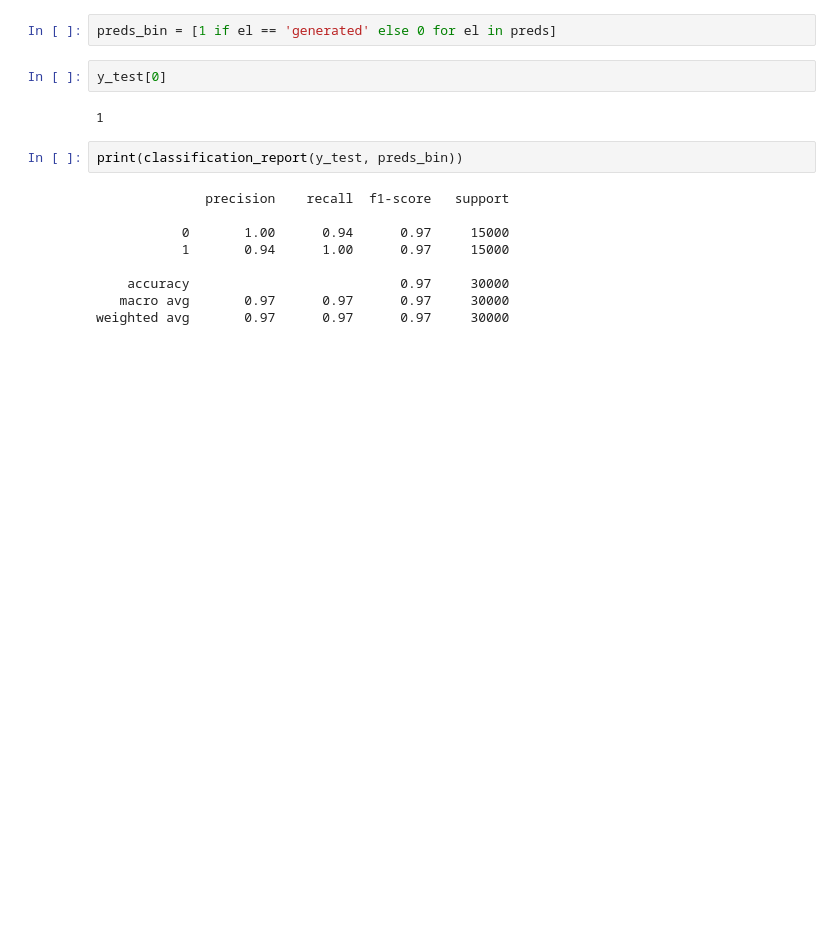
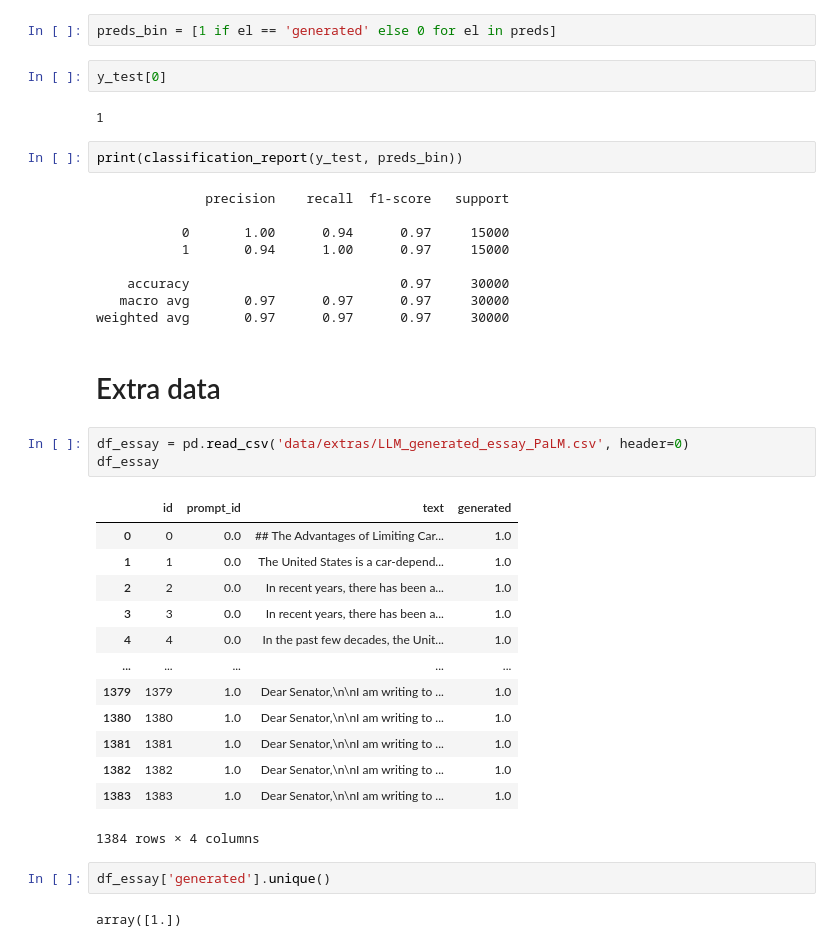
Before and after one commit to mariafain/masters-thesis, a Jupyter notebook: playground.ipynb, the cells around one changed output. Saved outputs shown, nothing was run; the diff lists cells and outputs as text; blank space fills up the shorter version.

```diff
--- a/playground.ipynb
+++ b/playground.ipynb
@@ -559,3 +753,26 @@ print(classification_report(y_test, preds_bin))
     accuracy                           0.97     30000
    macro avg       0.97      0.97      0.97     30000
 weighted avg       0.97      0.97      0.97     30000
+# %% [markdown]
+# Extra data
+# %%
+df_essay = pd.read_csv('data/extras/LLM_generated_essay_PaLM.csv', header=0)
+df_essay
+# %% [output]
+|  | id | prompt_id | text | generated |
+| 0 | 0 | 0.0 | ## The Advantages of Limiting Car... | 1.0 |
+| 1 | 1 | 0.0 | The United States is a car-depend... | 1.0 |
+| 2 | 2 | 0.0 | In recent years, there has been a... | 1.0 |
+| 3 | 3 | 0.0 | In recent years, there has been a... | 1.0 |
+| 4 | 4 | 0.0 | In the past few decades, the Unit... | 1.0 |
+| ... | ... | ... | ... | ... |
+| 1379 | 1379 | 1.0 | Dear Senator,\n\nI am writing to ... | 1.0 |
+| 1380 | 1380 | 1.0 | Dear Senator,\n\nI am writing to ... | 1.0 |
+| 1381 | 1381 | 1.0 | Dear Senator,\n\nI am writing to ... | 1.0 |
+| 1382 | 1382 | 1.0 | Dear Senator,\n\nI am writing to ... | 1.0 |
+| 1383 | 1383 | 1.0 | Dear Senator,\n\nI am writing to ... | 1.0 |
+1384 rows × 4 columns
+# %%
+df_essay['generated'].unique()
+# %% [output]
+array([1.])
```
Also changed, not shown: parts of 44 cells of this notebook, 8 other files.
